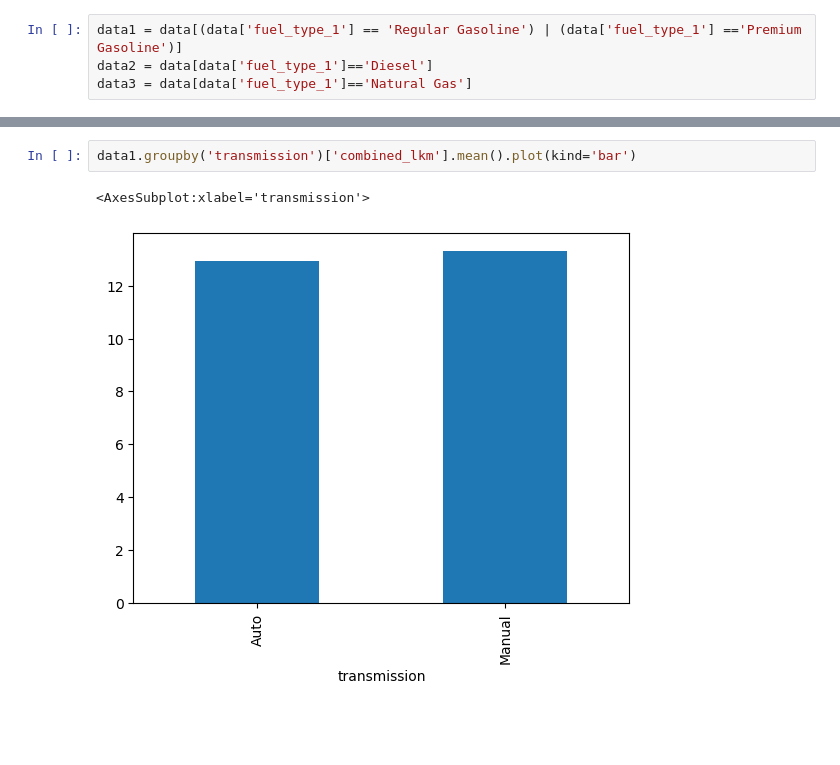
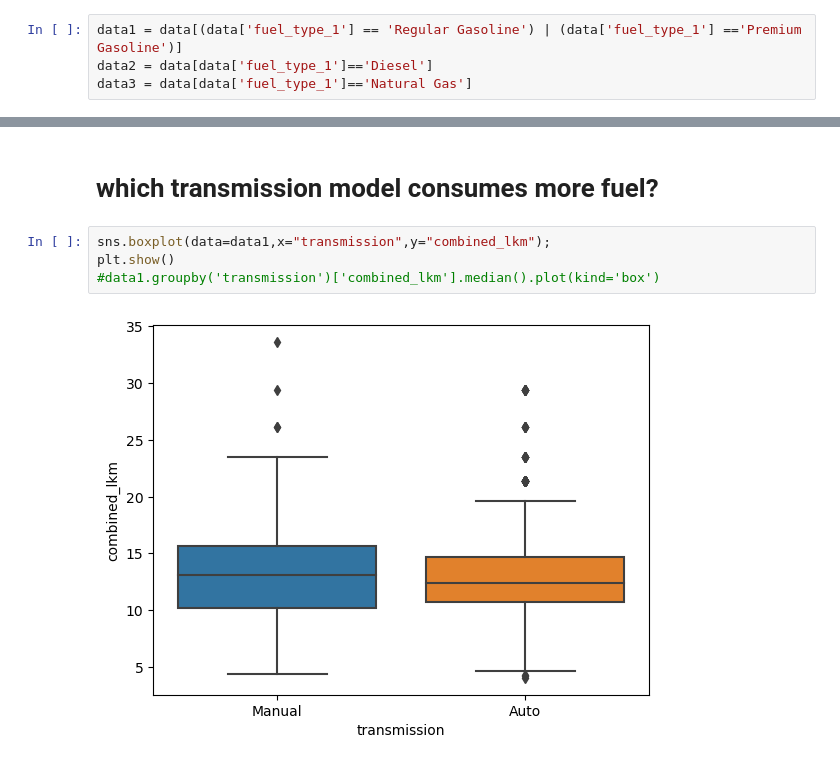
Before and after one commit to mstf53/mid-bootcamp, a Jupyter notebook: test.ipynb, the cells around one changed output, grey strips where cells are left out. Drawn from its saved outputs; the diff is of its cells as text; blank space fills up the shorter version.

```diff
--- a/test.ipynb
+++ b/test.ipynb
@@ -759,5 +664,8 @@ data4.groupby('year')[['city_lkm']].agg('mean').reset_index()
+# %% [markdown]
+# which transmission model consumes more fuel?
 # %%
-data1.groupby('transmission')['combined_lkm'].mean().plot(kind='bar')
+sns.boxplot(data=data1,x="transmission",y="combined_lkm");
+plt.show()
+#data1.groupby('transmission')['combined_lkm'].median().plot(kind='box')
 # %% [output]
-<AxesSubplot:xlabel='transmission'>
-[figure, old version]
+[figure, new version]
```
Also changed, not shown: parts of 102 cells of this notebook, 2 other files.
